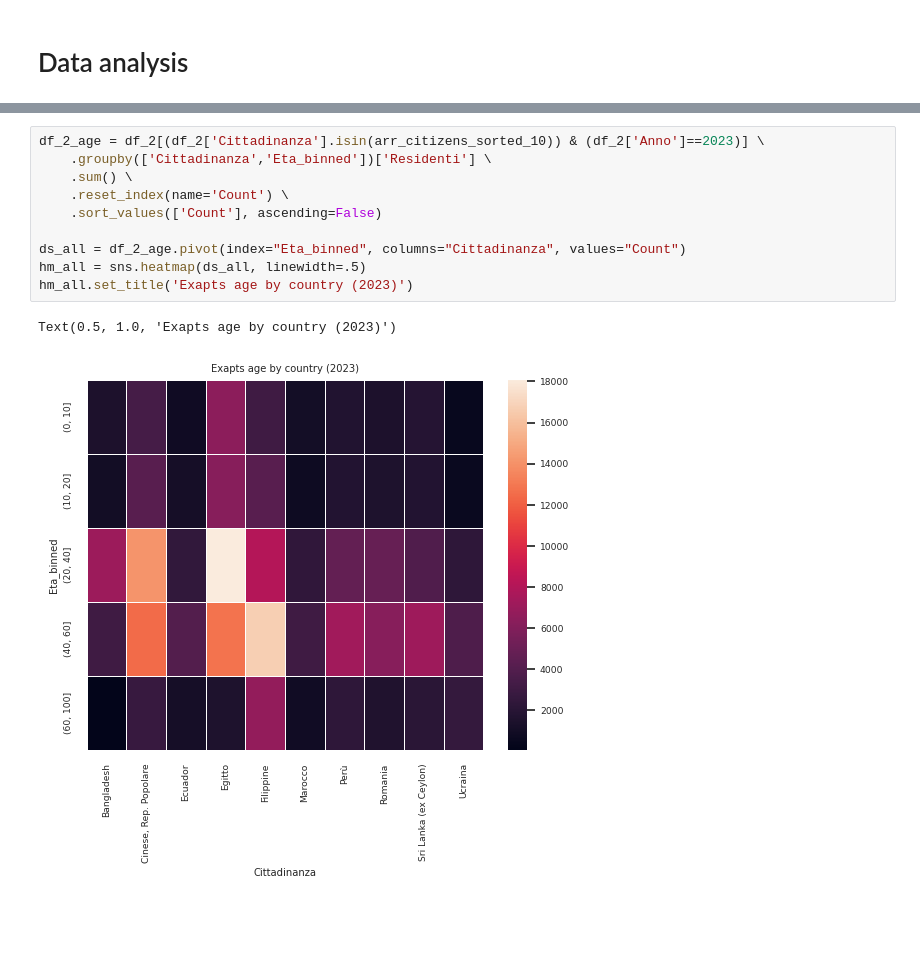
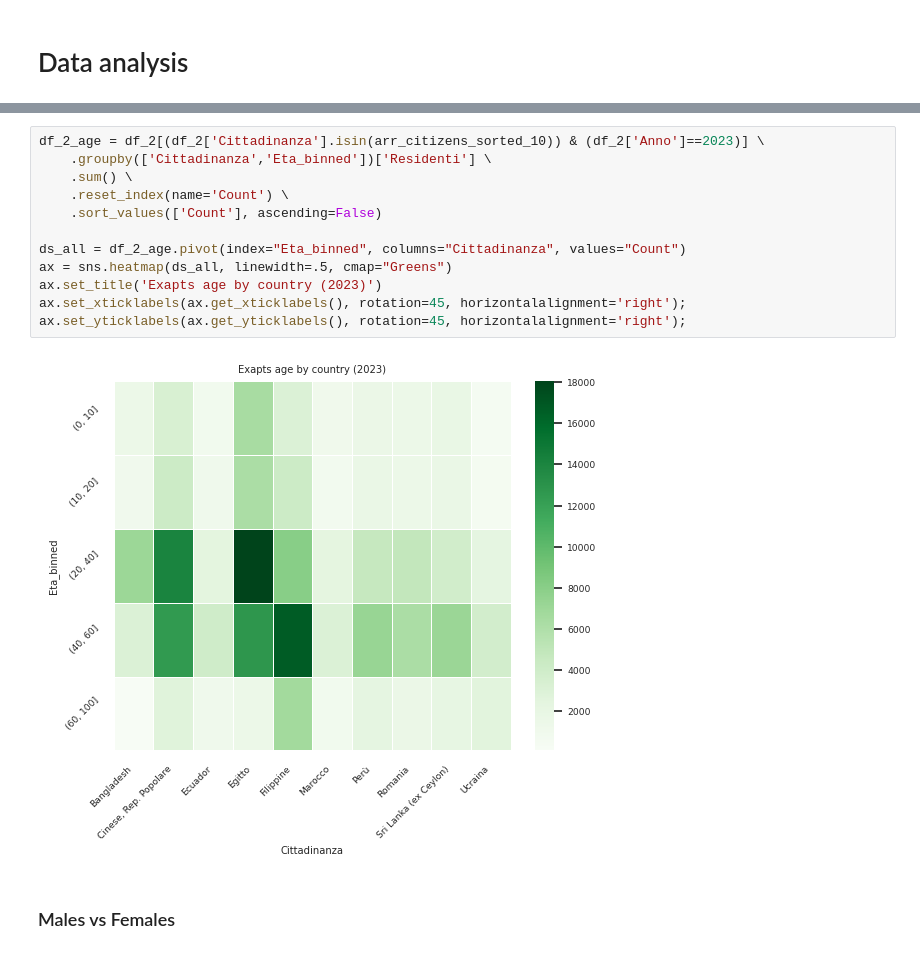
Before and after one commit to mrsalty/notebooks, a Jupyter notebook: milan-expats-eda.ipynb, the cells around one changed output, grey strips where cells are left out. Saved outputs shown, nothing was run; the diff lists cells and outputs as text; blank space fills up the shorter version.

```diff
--- a/milan-expats-eda.ipynb
+++ b/milan-expats-eda.ipynb
@@ -194,14 +190,17 @@ Text(0.5, 1.0, 'Expats by age')
 # %%
 df_2_age = df_2[(df_2['Cittadinanza'].isin(arr_citizens_sorted_10)) & (df_2['Anno']==2023)] \
     .groupby(['Cittadinanza','Eta_binned'])['Residenti'] \
     .sum() \
     .reset_index(name='Count') \
     .sort_values(['Count'], ascending=False)
 
 ds_all = df_2_age.pivot(index="Eta_binned", columns="Cittadinanza", values="Count")
-hm_all = sns.heatmap(ds_all, linewidth=.5)
-hm_all.set_title('Exapts age by country (2023)')
+ax = sns.heatmap(ds_all, linewidth=.5, cmap="Greens")
+ax.set_title('Exapts age by country (2023)')
+ax.set_xticklabels(ax.get_xticklabels(), rotation=45, horizontalalignment='right');
+ax.set_yticklabels(ax.get_yticklabels(), rotation=45, horizontalalignment='right');
 # %% [output]
-Text(0.5, 1.0, 'Exapts age by country (2023)')
-[figure, old version]
+[figure, new version]
+# %% [markdown]
+### Males vs Females
 # %%
```
Also changed, not shown: parts of 12 cells of this notebook.
